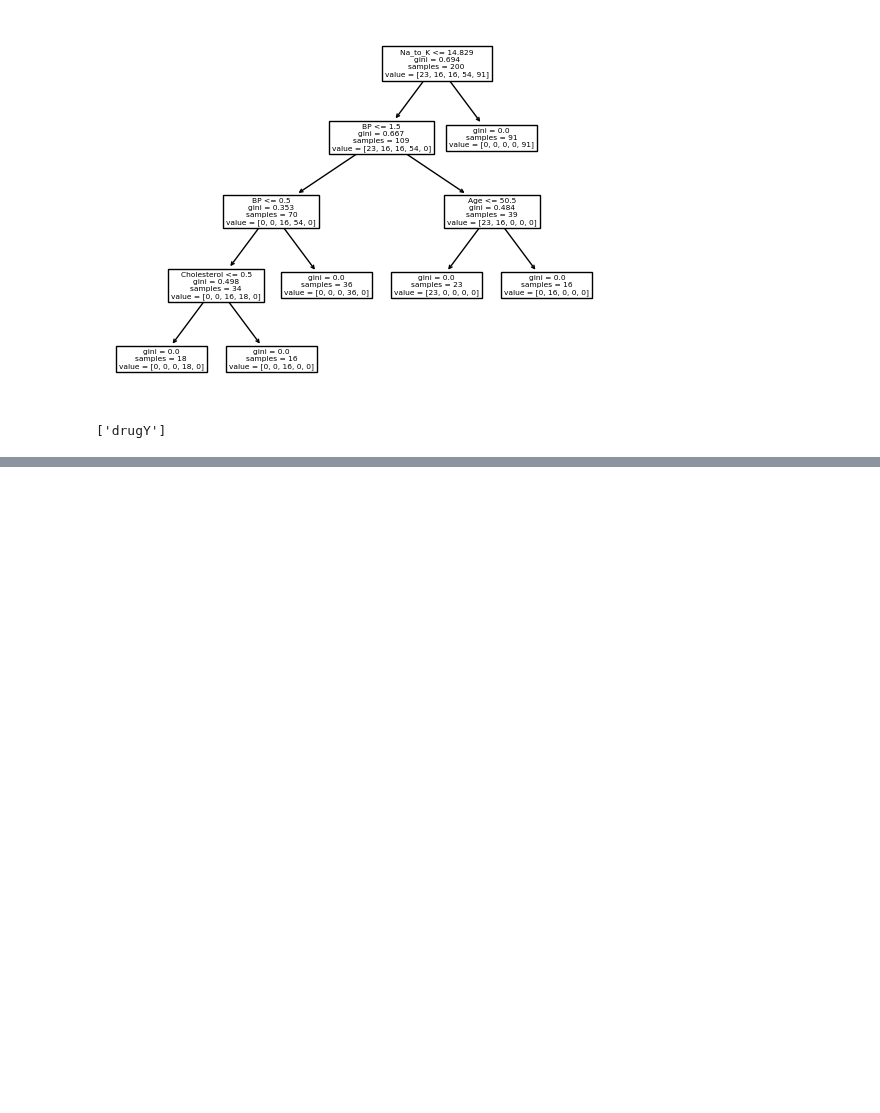
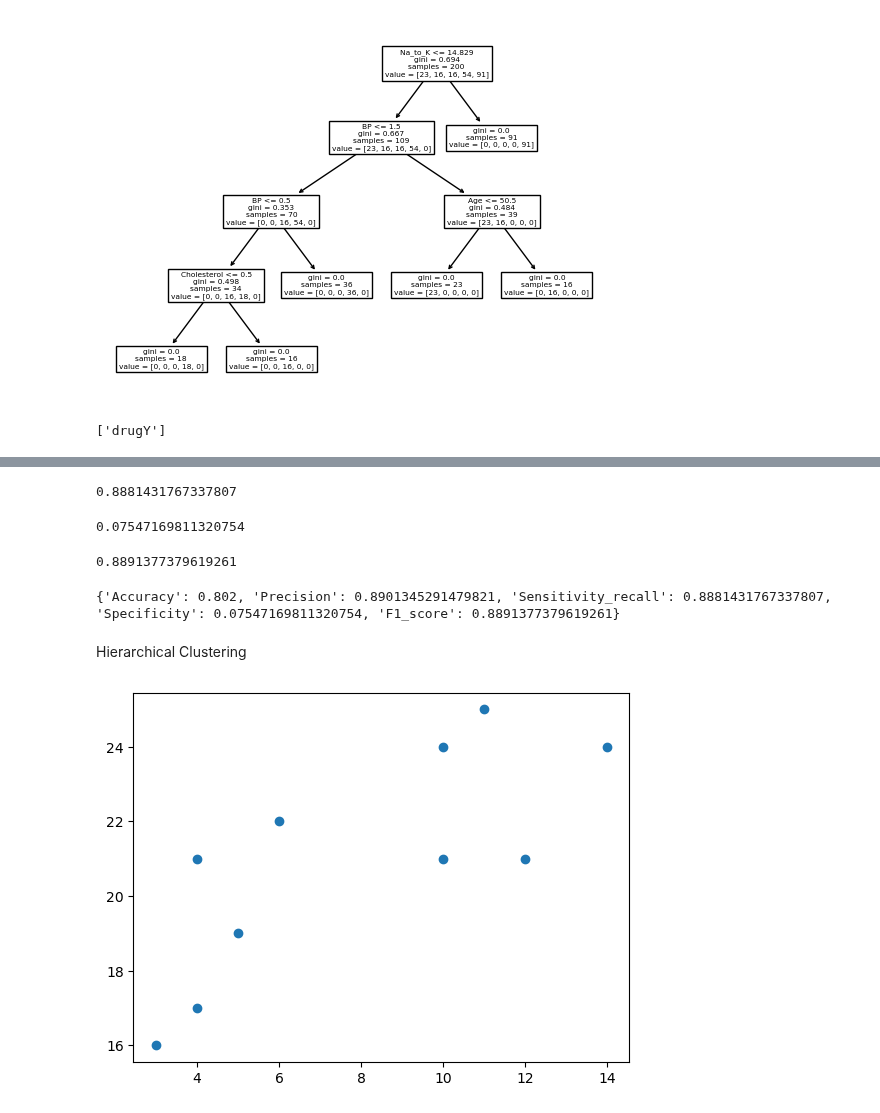
Before and after one commit to martinkilombe/Machine-Learning, a Jupyter notebook: ML intro/W3school.ipynb, the cells around one changed output, grey strips where cells are left out. Cells and saved outputs as stored; diff of their text form; code cells hidden in the pictures; blank space fills up the shorter version.

```diff
--- a/ML intro/W3school.ipynb
+++ b/ML intro/W3school.ipynb
@@ -394,0 +429,34 @@ print(decision_tree.predict([[40, 1, 2, 1,15.7]]))
+# %%
+#Sensitivity (Recall)--Of all the positive cases, what percentage are predicted positive?----Sensitivity (sometimes called Recall) measures how good the model is at predicting positives.
+sensitivity_recall = metrics.recall_score(actual,predicted)
+sensitivity_recall
+# %% [output]
+0.8881431767337807
+# %%
+#Specificity--How well the model is at prediciting negative results?---Specificity is similar to sensitivity, but looks at it from the persepctive of negative results.
+Specificity = metrics.recall_score(actual, predicted, pos_label=0)
+Specificity
+# %% [output]
+0.07547169811320754
+# %%
+#F-score--F-score is the "harmonic mean" of precision and sensitivity.
+F1_score = metrics.f1_score(actual, predicted)
+F1_score
+# %% [output]
+0.8891377379619261
+# %%
+#metrics
+print({"Accuracy":Accuracy,"Precision":precision,"Sensitivity_recall":sensitivity_recall,"Specificity":Specificity,"F1_score":F1_score})
+# %% [output]
+{'Accuracy': 0.802, 'Precision': 0.8901345291479821, 'Sensitivity_recall': 0.8881431767337807, 'Specificity': 0.07547169811320754, 'F1_score': 0.8891377379619261}
+# %% [markdown]
+Hierarchical Clustering
+# %%
+#Visualizing the data points
+x = [4, 5, 10, 4, 3, 11, 14 , 6, 10, 12]
+y = [21, 19, 24, 17, 16, 25, 24, 22, 21, 21]
+
+plt.scatter(x, y)
+plt.show()
+# %% [output]
+[figure, added]
```
Also changed, not shown: parts of 12 cells of this notebook.
